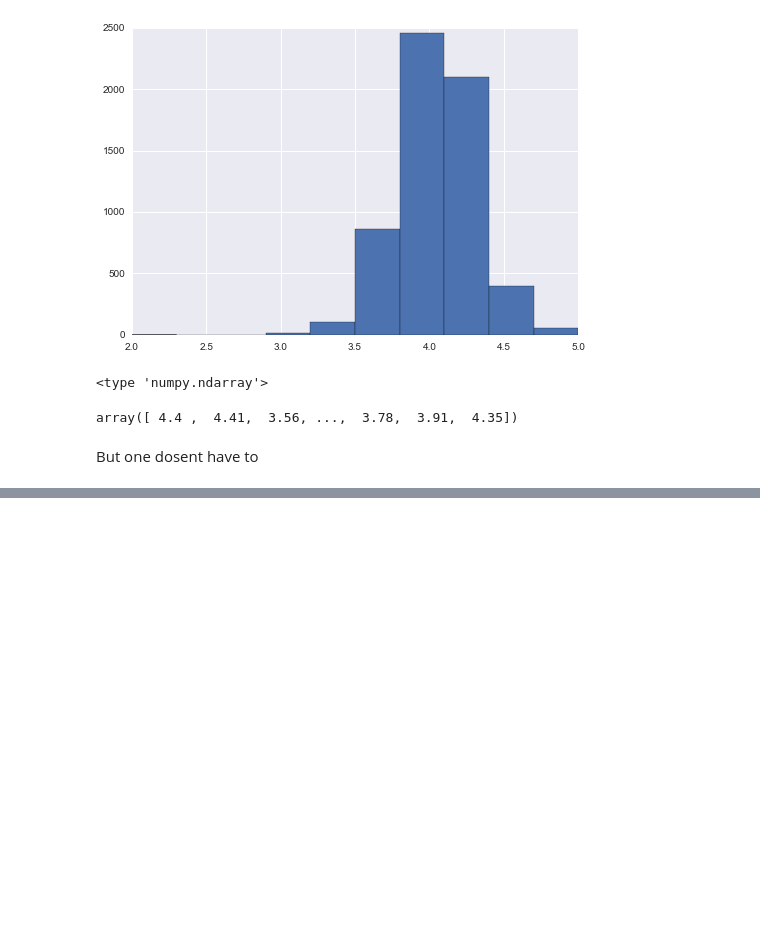
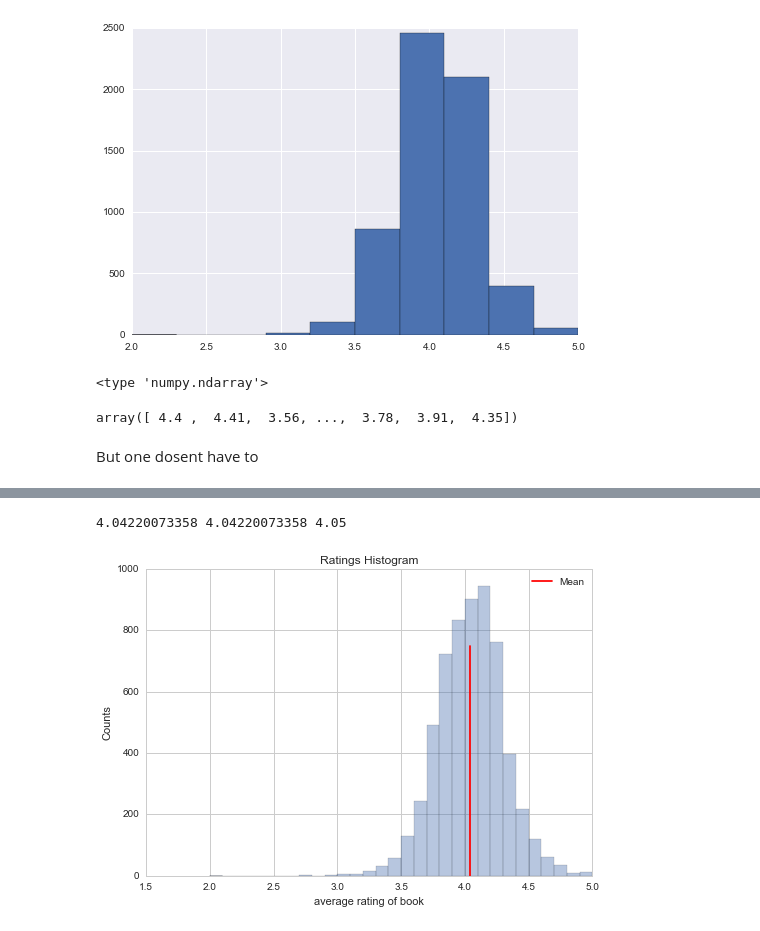
Before and after one commit to clementine11/dst4l3, a Jupyter notebook: day1rahul/Teaser.ipynb, the cells around one changed output, grey strips where cells are left out. Cells and saved outputs as stored; diff of their text form; code cells hidden in the pictures; blank space fills up the shorter version.

```diff
--- a/day1rahul/Teaser.ipynb
+++ b/day1rahul/Teaser.ipynb
@@ -206 +356,16 @@ df.rating.hist();
+# %%
+sns.set_context("notebook") #different formats, e.g., paper, poster
+meanrat=df.rating.mean()
+print meanrat, np.mean(df.rating), df.rating.median()
+with sns.axes_style("whitegrid"): #alternatives: white, ticks, dark, darkgrid
+    df.rating.hist(bins=30, alpha=0.4); #alpha transparency
+    plt.axvline(meanrat, 0, 0.75, color='r', label='Mean') #mean line goes .75 up to top. 1.0 would go to top of graph
+    plt.xlabel("average rating of book")
+    plt.ylabel("Counts")
+    plt.title("Ratings Histogram")
+    plt.legend()
+    #sns.despine() can take away spines
+# %% [output]
+4.04220073358 4.04220073358 4.05
+[figure, added]
 # %%
```
Also changed, not shown: parts of 24 cells of this notebook.
